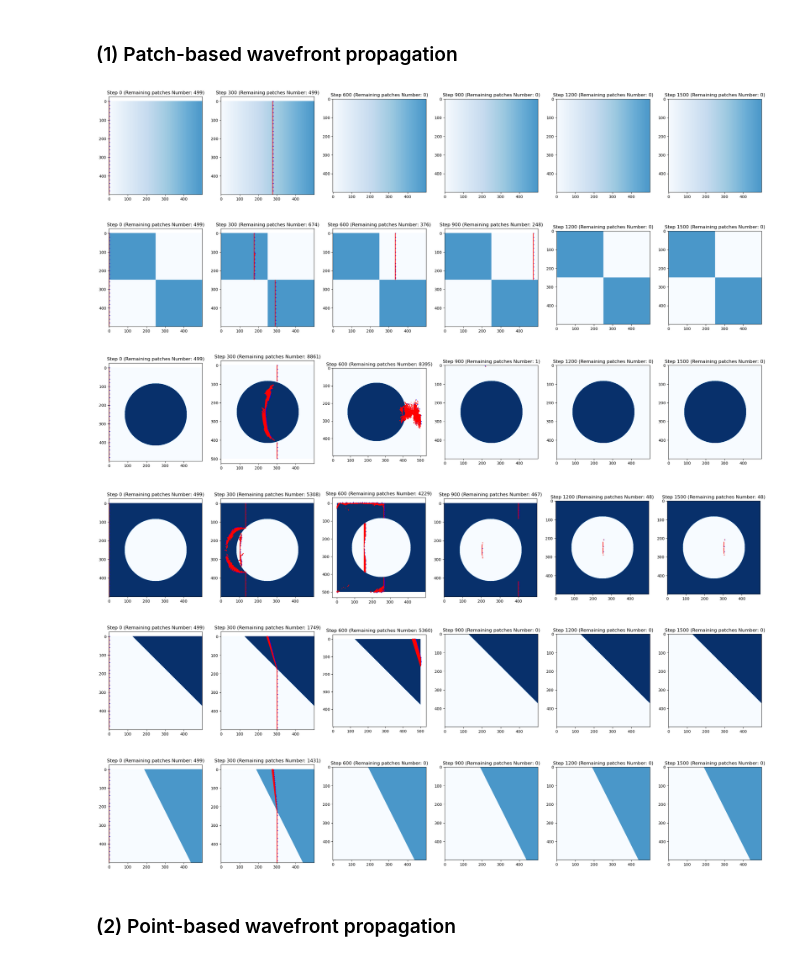
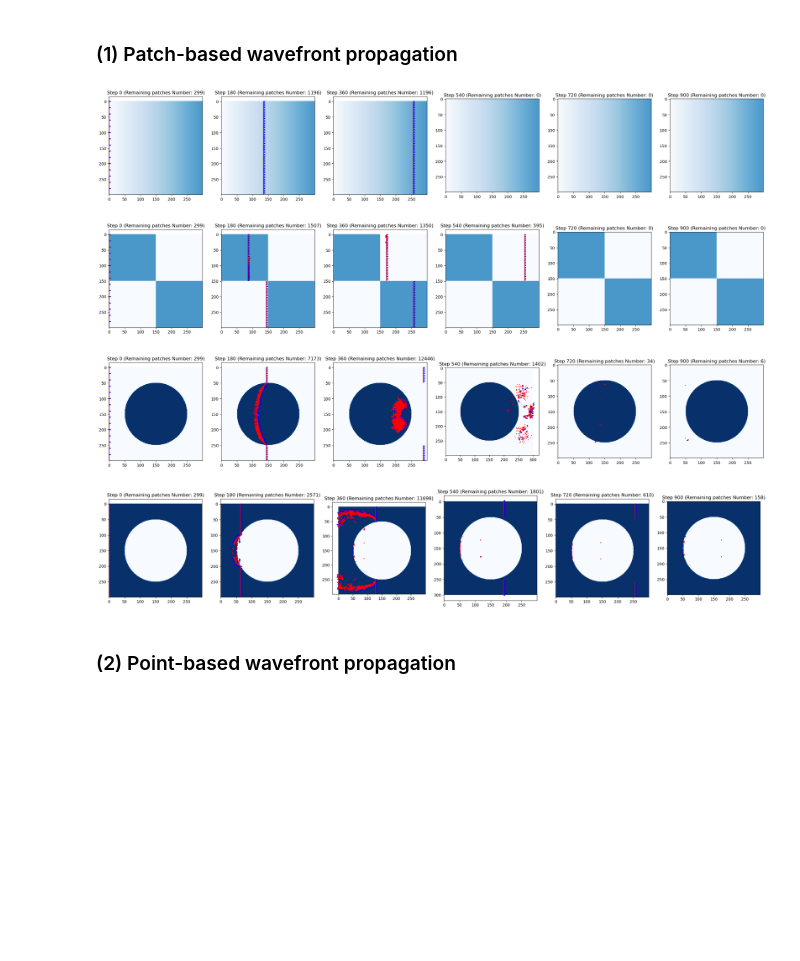
Before and after one commit to swirling-wind/demo-eikonal, a Jupyter notebook: wavefront_propagation(HighRes).ipynb, the cells around one changed output. Cells and saved outputs as stored; diff of their text form; code cells hidden in the pictures; blank space fills up the shorter version.

Commit message:
Test different wavefront propagation parameters

```diff
--- a/wavefront_propagation(HighRes).ipynb
+++ b/wavefront_propagation(HighRes).ipynb
@@ -22,7 +22,7 @@ cuda
 ## 1. Create 2D IOR field
 Input is an image where grey values map to IORs.
 # %%
-field_size = 500
+field_size = 300
 
 height, width = field_size, field_size
 gradient = np.linspace(0, 0.3, width, dtype=np.float32)
@@ -150,7 +150,7 @@ for i in range(field_size - 1):
     initial_wavefront_patches.append(patch)
 
 num_steps = int(field_size * 3)
-delta_t = 1.0
+delta_t = 0.8
 num_show_images = 5
 
 ior_field_dict = {
@@ -158,13 +158,13 @@ ior_field_dict = {
     'board': {'ior': board_ior_field, 'pos': [], 'dir': [], 'patches_list': [], 'irradiance': None, 'dir_vec': None},
     'convex_lens': {'ior': convex_lens_ior_field, 'pos': [], 'dir': [], 'patches_list': [], 'irradiance': None, 'dir_vec': None},
     'concave_lens': {'ior': concave_lens_ior_field, 'pos': [], 'dir': [], 'patches_list': [], 'irradiance': None, 'dir_vec': None},
-    'slope': {'ior': slope_ior_field, 'pos': [], 'dir': [], 'patches_list': [], 'irradiance': None, 'dir_vec': None},
-    'steep_slope': {'ior': steep_slope_ior_field, 'pos': [], 'dir': [], 'patches_list': [], 'irradiance': None, 'dir_vec': None}
+    # 'slope': {'ior': slope_ior_field, 'pos': [], 'dir': [], 'patches_list': [], 'irradiance': None, 'dir_vec': None},
+    # 'steep_slope': {'ior': steep_slope_ior_field, 'pos': [], 'dir': [], 'patches_list': [], 'irradiance': None, 'dir_vec': None}
 }
 # %% [markdown]
 ### (1) Patch-based wavefront propagation
 # %%
-def update_wavefront_patches(patches: list[Patch], IOR: np.ndarray, delta_t: float, refine_threshold: float = 1.1, energy_threshold: float = 0.005) -> list[Patch]:
+def update_wavefront_patches(patches: list[Patch], IOR: np.ndarray, delta_t: float, refine_threshold: float = 0.4, energy_threshold: float = 0.002) -> list[Patch]:
     new_patches = []
     grad_x_ior, grad_y_ior = compute_gradients(IOR)
 
@@ -234,39 +234,37 @@ def simulate_wavefront_propagation_patches(cur_IOR: np.ndarray, initial_wavefron
         wavefront_patch_list.append(new_patches)
     return wavefront_patch_list
 
 def visualize_wavefront_propagation_patches(wavefront_patch_list: list[list[Patch]],
                                     cur_IOR: np.ndarray, num_show_images=5):
     # show the wavefront propagation in num_show_images steps between 0 and num_steps
     num_steps = len(wavefront_patch_list) - 1
     num_show_images = [i for i in range(0, num_steps + 1, num_steps // num_show_images)]
 
     plt.figure(figsize=(5 * len(num_show_images), 5))
     for i in num_show_images:
         plt.subplot(1, len(num_show_images), num_show_images.index(i) + 1)
         plt.imshow(cur_IOR, cmap='Blues', vmin=1.0, vmax=1.5)
 
         for j, patch in enumerate(wavefront_patch_list[i]):
             start_pos = patch.start_pos
             end_pos = patch.end_pos
             plt.plot([start_pos[0], end_pos[0]], [start_pos[1], end_pos[1]], color='red')
             if j % 20 == 0:
                 mid_pos = patch.mid_pos()
                 plt.arrow(mid_pos[0], mid_pos[1], patch.start_dir[0], patch.start_dir[1], color='blue', head_width=3)
 
         plt.title(f'Step {i} (Remaining patches Number: {len(wavefront_patch_list[i])})')
     plt.show()
 
 for key, value in ior_field_dict.items():
     wavefront_patches = simulate_wavefront_propagation_patches(value['ior'], initial_wavefront_patches, num_steps, delta_t)
     value['patches_list'] = wavefront_patches
     visualize_wavefront_propagation_patches(wavefront_patches, value['ior'], num_show_images)
 # %% [output]
-[figure, old version]
+[figure, new version]
-[figure, old version]
+[figure, new version]
-[figure, old version]
+[figure, new version]
-[figure, old version]
+[figure, new version]
-[figure, removed]
-[figure, removed]
 # %% [markdown]
 ### (2) Point-based wavefront propagation
 # %%
```
Also changed, not shown: parts of 10 cells of this notebook, 1 other file.
